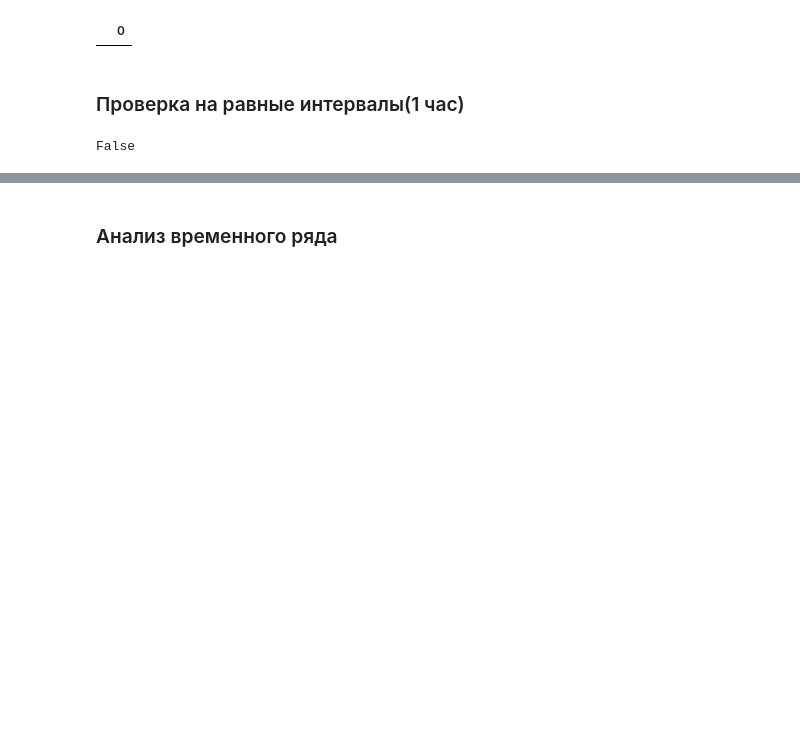
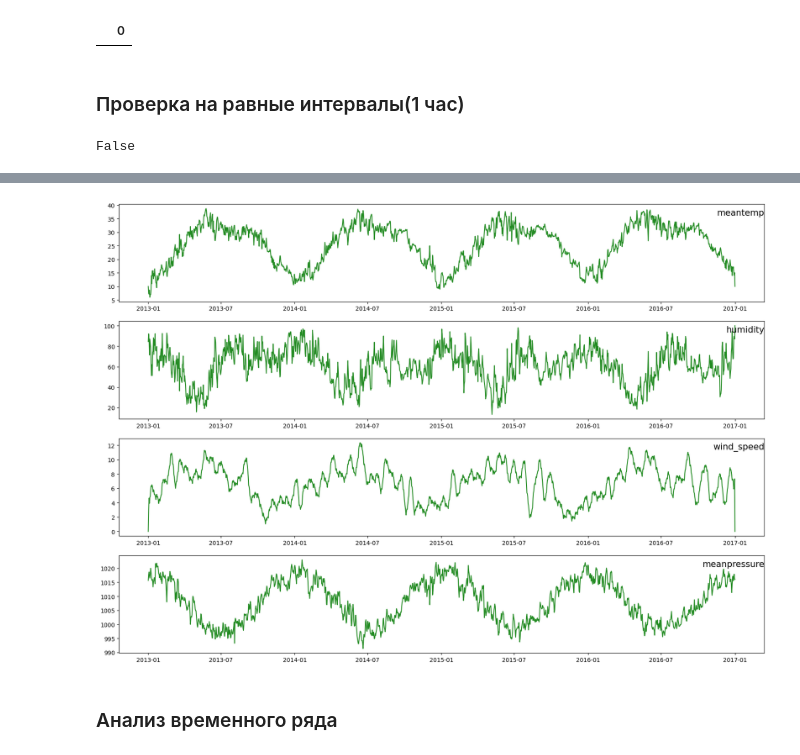
Before and after one commit to firefiruses/TimeSeries, a Jupyter notebook: FINAL project/main.ipynb, the cells around one changed output, grey strips where cells are left out. Cells and saved outputs as stored; diff of their text form; code cells hidden in the pictures; blank space fills up the shorter version.

```diff
--- a/FINAL project/main.ipynb
+++ b/FINAL project/main.ipynb
@@ -121,3 +157,7 @@ False
+# %%
+simple_draw_wd([df])
+# %% [output]
+[figure, added]
 # %% [markdown]
 ### Анализ временного ряда
 # %%
```
Also changed, not shown: parts of 14 cells of this notebook.
